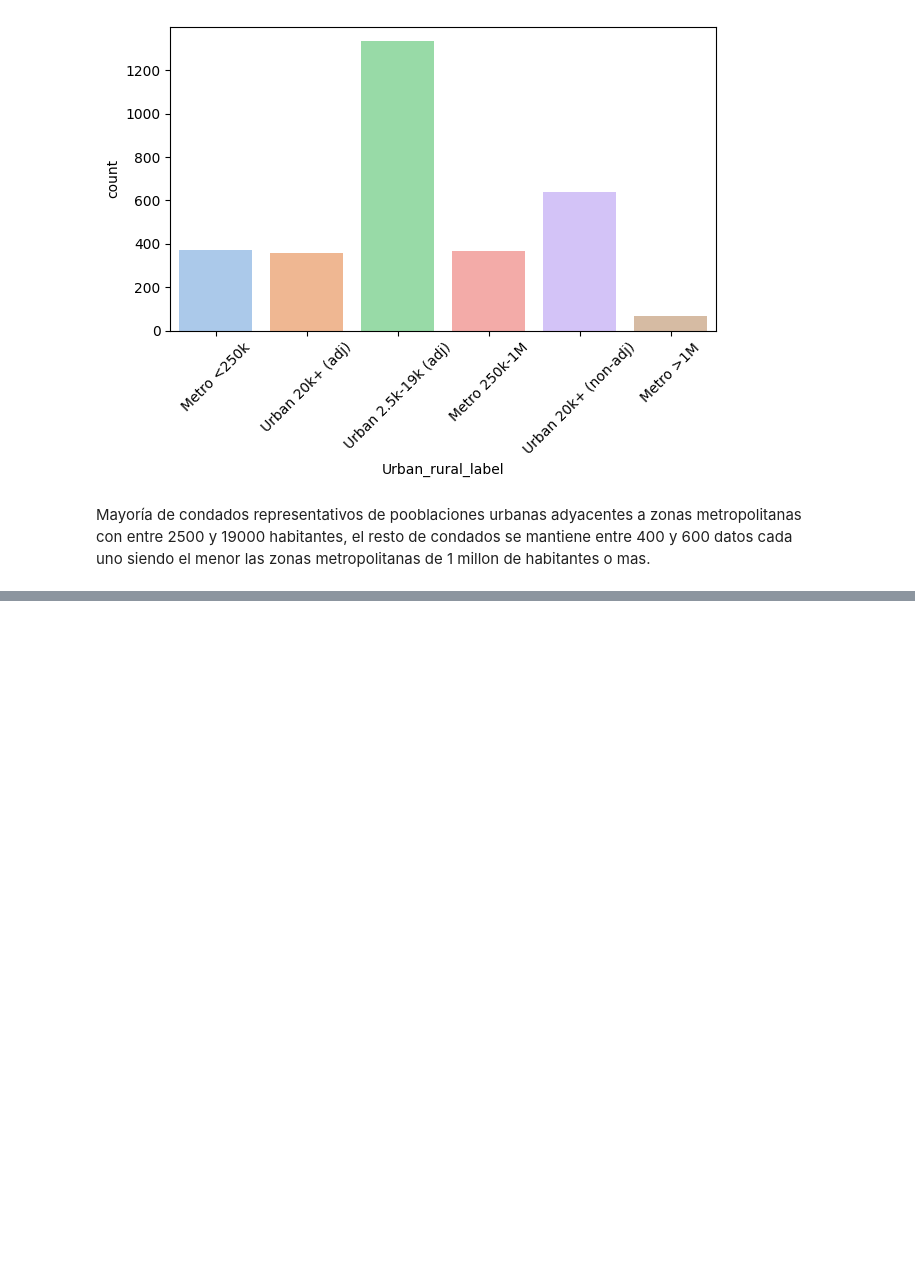
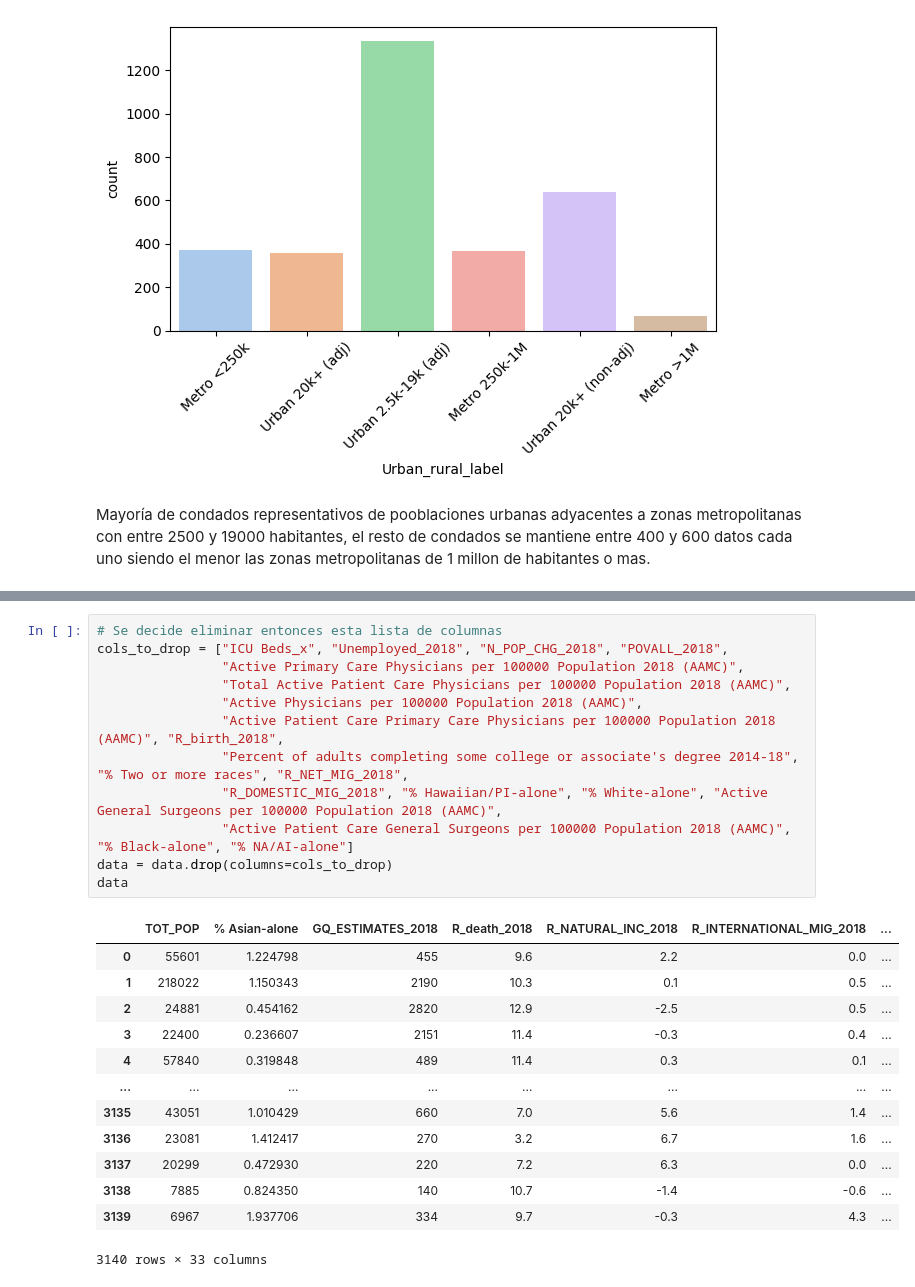
Before and after one commit to 4GeeksAcademy/sergio-roque-regularized-regression, a Jupyter notebook: src/explore.ipynb, the cells around one changed output, grey strips where cells are left out. Drawn from its saved outputs; the diff is of its cells as text; blank space fills up the shorter version.

```diff
--- a/src/explore.ipynb
+++ b/src/explore.ipynb
@@ -457,0 +207,26 @@ plt.show()
+# %%
+# Se decide eliminar entonces esta lista de columnas
+cols_to_drop = ["ICU Beds_x", "Unemployed_2018", "N_POP_CHG_2018", "POVALL_2018",
+                "Active Primary Care Physicians per 100000 Population 2018 (AAMC)",
+                "Total Active Patient Care Physicians per 100000 Population 2018 (AAMC)",
+                "Active Physicians per 100000 Population 2018 (AAMC)",
+                "Active Patient Care Primary Care Physicians per 100000 Population 2018 (AAMC)", "R_birth_2018",
+                "Percent of adults completing some college or associate's degree 2014-18", "% Two or more races", "R_NET_MIG_2018",
+                "R_DOMESTIC_MIG_2018", "% Hawaiian/PI-alone", "% White-alone", "Active General Surgeons per 100000 Population 2018 (AAMC)",
+                "Active Patient Care General Surgeons per 100000 Population 2018 (AAMC)", "% Black-alone", "% NA/AI-alone"]
+data = data.drop(columns=cols_to_drop)
+data
+# %% [output]
+|  | TOT_POP | % Asian-alone | GQ_ESTIMATES_2018 | R_death_2018 | R_NATURAL_INC_2018 | R_INTERNATIONAL_MIG_2018 | ... |
+| 0 | 55601 | 1.224798 | 455 | 9.6 | 2.2 | 0.0 | ... |
+| 1 | 218022 | 1.150343 | 2190 | 10.3 | 0.1 | 0.5 | ... |
+| 2 | 24881 | 0.454162 | 2820 | 12.9 | -2.5 | 0.5 | ... |
+| 3 | 22400 | 0.236607 | 2151 | 11.4 | -0.3 | 0.4 | ... |
+| 4 | 57840 | 0.319848 | 489 | 11.4 | 0.3 | 0.1 | ... |
+| ... | ... | ... | ... | ... | ... | ... | ... |
+| 3135 | 43051 | 1.010429 | 660 | 7.0 | 5.6 | 1.4 | ... |
+| 3136 | 23081 | 1.412417 | 270 | 3.2 | 6.7 | 1.6 | ... |
+| 3137 | 20299 | 0.472930 | 220 | 7.2 | 6.3 | 0.0 | ... |
+| 3138 | 7885 | 0.824350 | 140 | 10.7 | -1.4 | -0.6 | ... |
+| 3139 | 6967 | 1.937706 | 334 | 9.7 | -0.3 | 4.3 | ... |
+3140 rows × 33 columns
```
Also changed, not shown: parts of 6 cells of this notebook.
